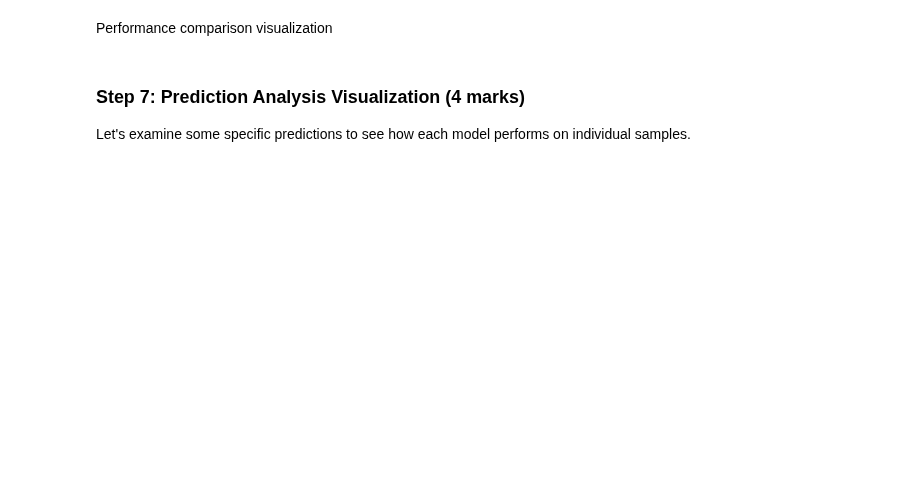
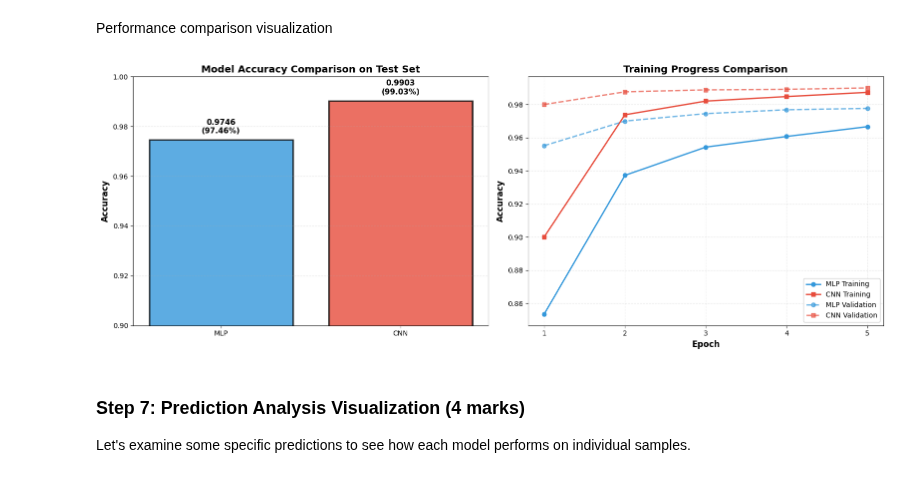
Before and after one commit to NazilaAbedini/ENGG680_2025_Fall, a Jupyter notebook: Lab_Assignment2/Assignment2_Upload.ipynb, the cells around one changed output. Saved outputs shown, nothing was run; the diff lists cells and outputs as text; code cells hidden in the pictures; blank space fills up the shorter version.

```diff
--- a/Lab_Assignment2/Assignment2_Upload.ipynb
+++ b/Lab_Assignment2/Assignment2_Upload.ipynb
@@ -1826,0 +1948,20 @@ print("CNN training completed")
+# %%
+# Train CNN model using cnn_model we compile, same parameters as MLP
+# (1 marks)
+cnn_history = cnn_model.fit(
+    X_train_normalized, y_train_categorical,
+    epochs=EPOCHS,
+    batch_size=BATCH_SIZE,
+    validation_split=0.1,
+    verbose=0
+)
+
+print("CNN training completed")
+
+# Display training results
+print(f"\nTraining Summary:")
+print(f"Epochs trained: {len(cnn_history.history['loss'])}")
+print(f"Final training accuracy: {cnn_history.history['accuracy'][-1]:.4f}")
+print(f"Final validation accuracy: {cnn_history.history['val_accuracy'][-1]:.4f}")
+print(f"Final training loss: {cnn_history.history['loss'][-1]:.4f}")
+print(f"Final validation loss: {cnn_history.history['val_loss'][-1]:.4f}")
@@ -1860,3 +2054,53 @@ plt.show()
+# %%
+# Create side-by-side bar chart for model accuracy comparison and line plot for training progress comparison
+# (1 marks)
+# put them in a single figure horizontally
+# Add titles, labels, legends for clarity
+# hint: use .history() function to get training history from the training step
+
+fig, axes = plt.subplots(1, 2, figsize=(16, 6))
+
+# Left plot: Bar chart comparing test accuracies
+axes[0].bar(['MLP', 'CNN'], [mlp_test_accuracy, cnn_test_accuracy],
+            color=['#3498db', '#e74c3c'], alpha=0.8, edgecolor='black', linewidth=2)
+axes[0].set_ylabel('Accuracy', fontsize=12, fontweight='bold')
+axes[0].set_title('Model Accuracy Comparison on Test Set', fontsize=14, fontweight='bold')
+axes[0].set_ylim([0.9, 1.0])  # Focus on the relevant range
+axes[0].grid(axis='y', alpha=0.3, linestyle='--')
+
+# Add accuracy values on top of bars
+for i, (model, acc) in enumerate(zip(['MLP', 'CNN'], [mlp_test_accuracy, cnn_test_accuracy])):
+    axes[0].text(i, acc + 0.002, f'{acc:.4f}\n({acc*100:.2f}%)',
+                ha='center', va='bottom', fontsize=11, fontweight='bold')
+
+# Right plot: Line plot showing training progress
+epochs_range = range(1, EPOCHS + 1)
+
+# Plot training accuracy
+axes[1].plot(epochs_range, mlp_history.history['accuracy'],
+            marker='o', label='MLP Training', color='#3498db', linewidth=2, markersize=6)
+axes[1].plot(epochs_range, cnn_history.history['accuracy'],
+            marker='s', label='CNN Training', color='#e74c3c', linewidth=2, markersize=6)
+
+# Plot validation accuracy
+axes[1].plot(epochs_range, mlp_history.history['val_accuracy'],
+            marker='o', linestyle='--', label='MLP Validation', color='#3498db',
+            linewidth=2, markersize=6, alpha=0.7)
+axes[1].plot(epochs_range, cnn_history.history['val_accuracy'],
+            marker='s', linestyle='--', label='CNN Validation', color='#e74c3c',
+            linewidth=2, markersize=6, alpha=0.7)
+
+axes[1].set_xlabel('Epoch', fontsize=12, fontweight='bold')
+axes[1].set_ylabel('Accuracy', fontsize=12, fontweight='bold')
+axes[1].set_title('Training Progress Comparison', fontsize=14, fontweight='bold')
+axes[1].legend(loc='lower right', fontsize=10, framealpha=0.9)
+axes[1].grid(True, alpha=0.3, linestyle='--')
+axes[1].set_xticks(epochs_range)
+
+plt.tight_layout()
+plt.show()
+# %% [output]
+[figure, added]
 # %% [markdown]
 ### Step 7: Prediction Analysis Visualization (4 marks)
 
```
Also changed, not shown: parts of 16 cells of this notebook.
